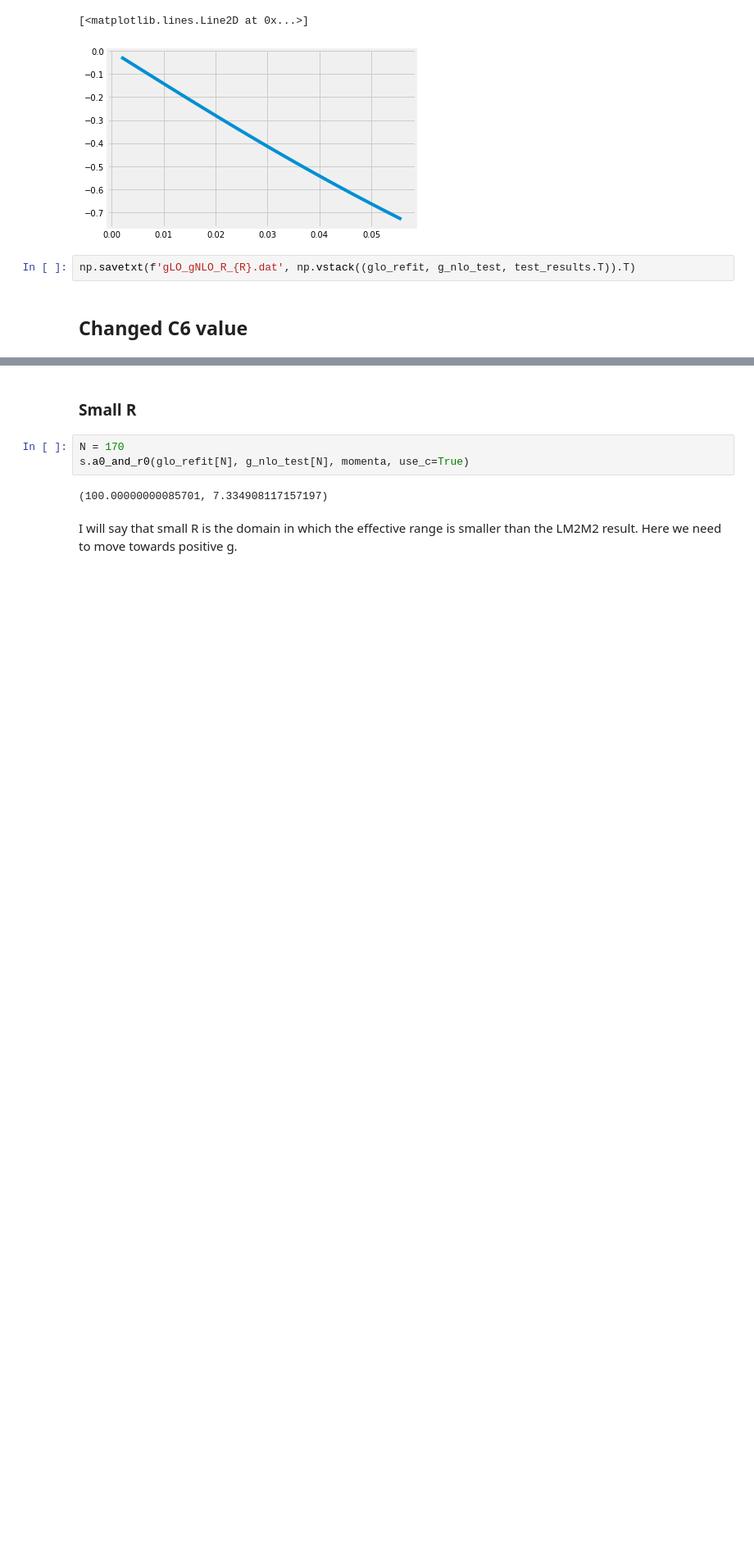
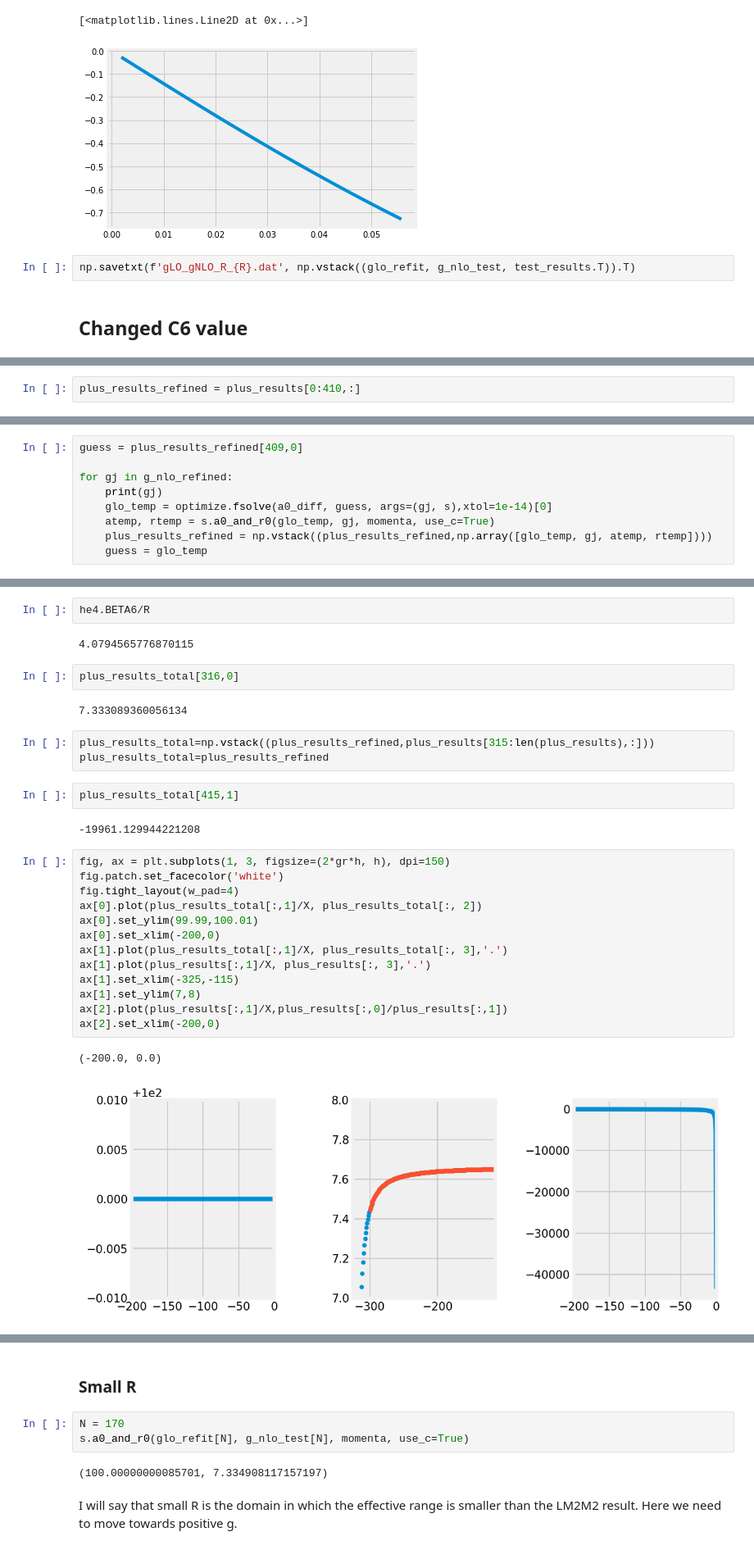
Before and after one commit to odell/vdw-nlo, a Jupyter notebook: 4He NLO Nonlocal.ipynb, the cells around one changed output, grey strips where cells are left out. Shown at 82% size. Drawn from its saved outputs; the diff is of its cells as text; blank space fills up the shorter version.

```diff
--- a/4He NLO Nonlocal.ipynb
+++ b/4He NLO Nonlocal.ipynb
@@ -138,0 +289,2 @@ ModuleNotFoundError: No module named 'helium4plus'
+# %%
+plus_results_refined = plus_results[0:410,:]
@@ -138,0 +295,9 @@ ModuleNotFoundError: No module named 'helium4plus'
+# %%
+guess = plus_results_refined[409,0]
+
+for gj in g_nlo_refined:
+    print(gj)
+    glo_temp = optimize.fsolve(a0_diff, guess, args=(gj, s),xtol=1e-14)[0]
+    atemp, rtemp = s.a0_and_r0(glo_temp, gj, momenta, use_c=True)
+    plus_results_refined = np.vstack((plus_results_refined,np.array([glo_temp, gj, atemp, rtemp])))
+    guess = glo_temp
@@ -138,0 +327,31 @@ ModuleNotFoundError: No module named 'helium4plus'
+# %%
+he4.BETA6/R
+# %% [output]
+4.0794565776870115
+# %%
+plus_results_total[316,0]
+# %% [output]
+7.333089360056134
+# %%
+plus_results_total=np.vstack((plus_results_refined,plus_results[315:len(plus_results),:]))
+plus_results_total=plus_results_refined
+# %%
+plus_results_total[415,1]
+# %% [output]
+-19961.129944221208
+# %%
+fig, ax = plt.subplots(1, 3, figsize=(2*gr*h, h), dpi=150)
+fig.patch.set_facecolor('white')
+fig.tight_layout(w_pad=4)
+ax[0].plot(plus_results_total[:,1]/X, plus_results_total[:, 2])
+ax[0].set_ylim(99.99,100.01)
+ax[0].set_xlim(-200,0)
+ax[1].plot(plus_results_total[:,1]/X, plus_results_total[:, 3],'.')
+ax[1].plot(plus_results[:,1]/X, plus_results[:, 3],'.')
+ax[1].set_xlim(-325,-115)
+ax[1].set_ylim(7,8)
+ax[2].plot(plus_results[:,1]/X,plus_results[:,0]/plus_results[:,1])
+ax[2].set_xlim(-200,0)
+# %% [output]
+(-200.0, 0.0)
+[figure, added]
```
Also changed, not shown: parts of 27 cells of this notebook, 1 other file.
